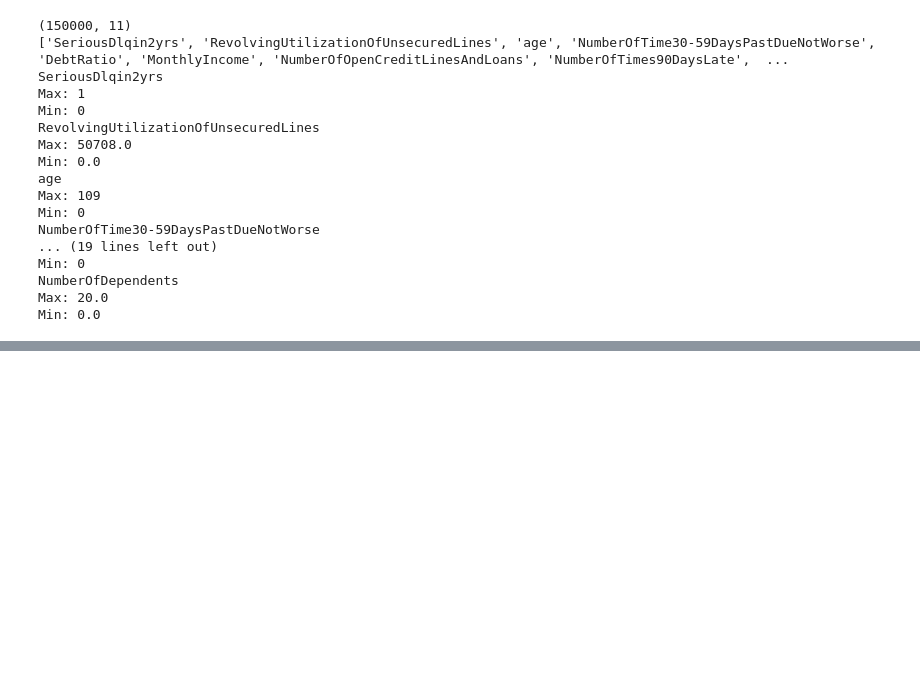
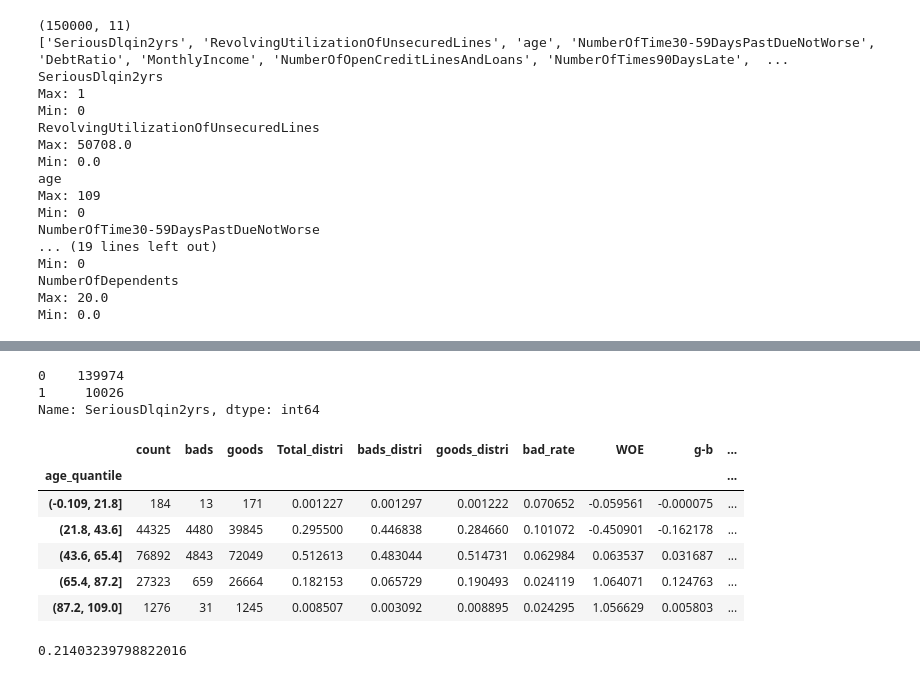
Before and after one commit to TarunMadan93/CreditScorecard, a Jupyter notebook: credit_scorecard_devlopment.ipynb, the cells around one changed output, grey strips where cells are left out. Drawn from its saved outputs; the diff is of its cells as text; code cells hidden in the pictures; blank space fills up the shorter version.

```diff
--- a/credit_scorecard_devlopment.ipynb
+++ b/credit_scorecard_devlopment.ipynb
@@ -148,0 +176,3 @@ dtype: float64
+# %%
+predictors = list(df.columns)
+predictors.remove('SeriousDlqin2yrs')
@@ -148,0 +183,3 @@ dtype: float64
+# %%
+for c in predictors:
+  df[c+'_quantile'] = pd.cut(df[c],bins=5)
@@ -148,0 +228,36 @@ dtype: float64
+# %%
+df['SeriousDlqin2yrs'].value_counts()
+# %% [output]
+0    139974
+1     10026
+Name: SeriousDlqin2yrs, dtype: int64
+# %%
+def WOE(column_name):
+  x = df.groupby(by = column_name + '_quantile').agg({'SeriousDlqin2yrs':['count','sum']})
+  x.columns = ['count','bads']
+  x['goods'] = x['count'] - x['bads']
+  x['Total_distri'] = x['count']/x['count'].sum()
+  x['bads_distri'] = x['bads']/x['bads'].sum()
+  x['goods_distri'] = x['goods']/x['goods'].sum()
+  x['bad_rate'] = x['bads']/x['count']
+  x['WOE'] = np.log(x['goods_distri']/x['bads_distri'])
+  x['g-b'] = x['goods_distri'] - x['bads_distri']
+  x['iv'] = x['g-b']*x['WOE']
+  return x
+# %%
+import numpy as np
+a = WOE('age')
+# %%
+a
+# %% [output]
+|  | count | bads | goods | Total_distri | bads_distri | goods_distri | bad_rate | WOE | g-b | ... |
+| age_quantile |  |  |  |  |  |  |  |  |  | ... |
+| (-0.109, 21.8] | 184 | 13 | 171 | 0.001227 | 0.001297 | 0.001222 | 0.070652 | -0.059561 | -0.000075 | ... |
+| (21.8, 43.6] | 44325 | 4480 | 39845 | 0.295500 | 0.446838 | 0.284660 | 0.101072 | -0.450901 | -0.162178 | ... |
+| (43.6, 65.4] | 76892 | 4843 | 72049 | 0.512613 | 0.483044 | 0.514731 | 0.062984 | 0.063537 | 0.031687 | ... |
+| (65.4, 87.2] | 27323 | 659 | 26664 | 0.182153 | 0.065729 | 0.190493 | 0.024119 | 1.064071 | 0.124763 | ... |
+| (87.2, 109.0] | 1276 | 31 | 1245 | 0.008507 | 0.003092 | 0.008895 | 0.024295 | 1.056629 | 0.005803 | ... |
+# %%
+a.iv.sum()
+# %% [output]
+0.21403239798822016
```
Also changed, not shown: parts of 19 cells of this notebook.
